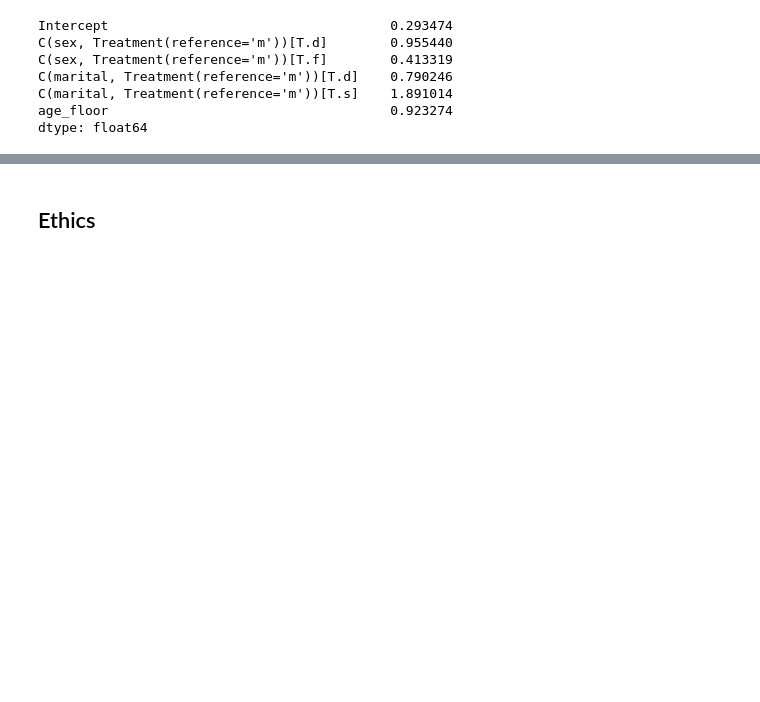
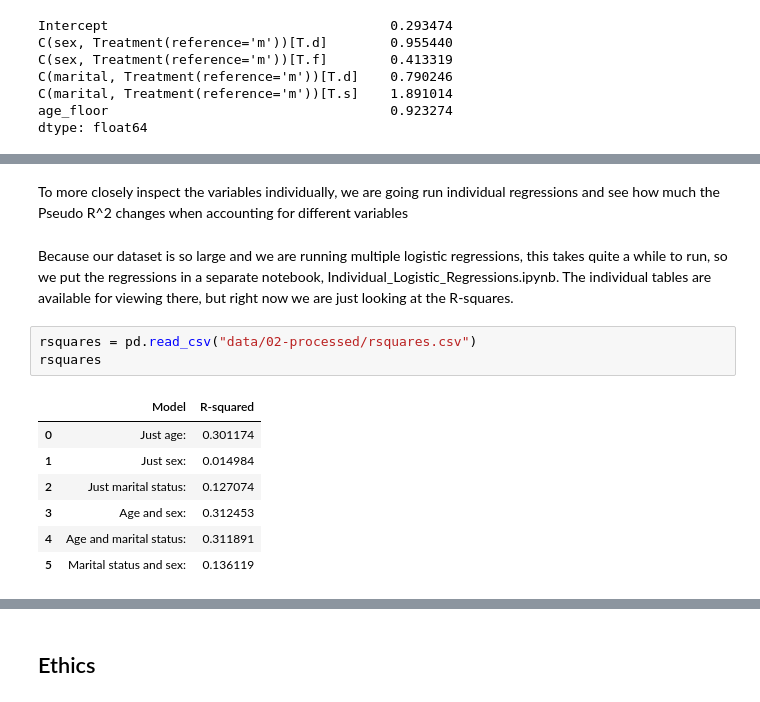
Before and after one commit to COGS108/Group069_WI26, a Jupyter notebook: 03-FinalProject.ipynb, the cells around one changed output, grey strips where cells are left out. Saved outputs shown, nothing was run; the diff lists cells and outputs as text; blank space fills up the shorter version.

Commit message:
Did more regression and analysis, did final conclusion

```diff
--- a/03-FinalProject.ipynb
+++ b/03-FinalProject.ipynb
@@ -752,0 +743,15 @@ Before we look at the results of the regression, we want to note that some param
+# %% [markdown]
+To more closely inspect the variables individually, we are going run individual regressions and see how much the Pseudo R^2 changes when accounting for different variables
+# %% [markdown]
+Because our dataset is so large and we are running multiple logistic regressions, this takes quite a while to run, so we put the regressions in a separate notebook, Individual_Logistic_Regressions.ipynb. The individual tables are available for viewing there, but right now we are just looking at the R-squares.
+# %%
+rsquares = pd.read_csv("data/02-processed/rsquares.csv")
+rsquares
+# %% [output]
+|  | Model | R-squared |
+| 0 | Just age: | 0.301174 |
+| 1 | Just sex: | 0.014984 |
+| 2 | Just marital status: | 0.127074 |
+| 3 | Age and sex: | 0.312453 |
+| 4 | Age and marital status: | 0.311891 |
+| 5 | Marital status and sex: | 0.136119 |
```
Also changed, not shown: parts of 6 cells of this notebook, 1 other file.
